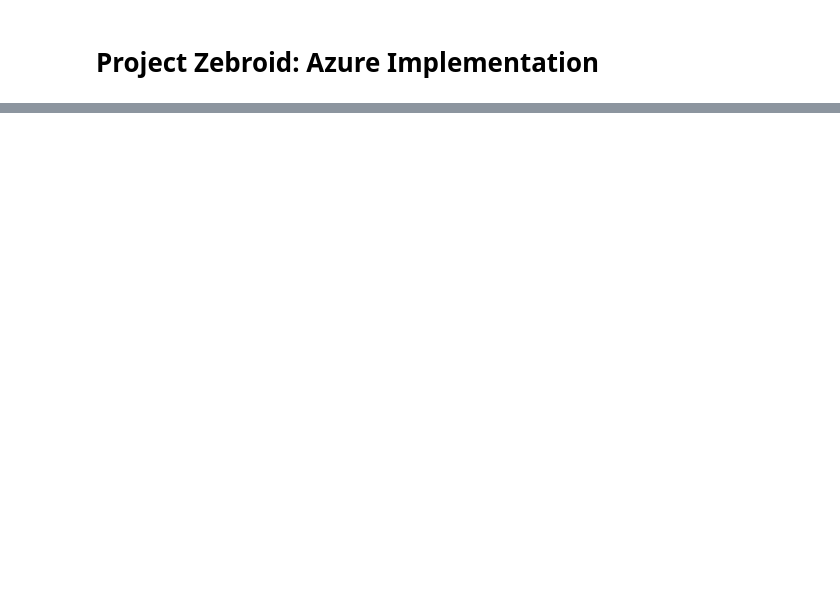
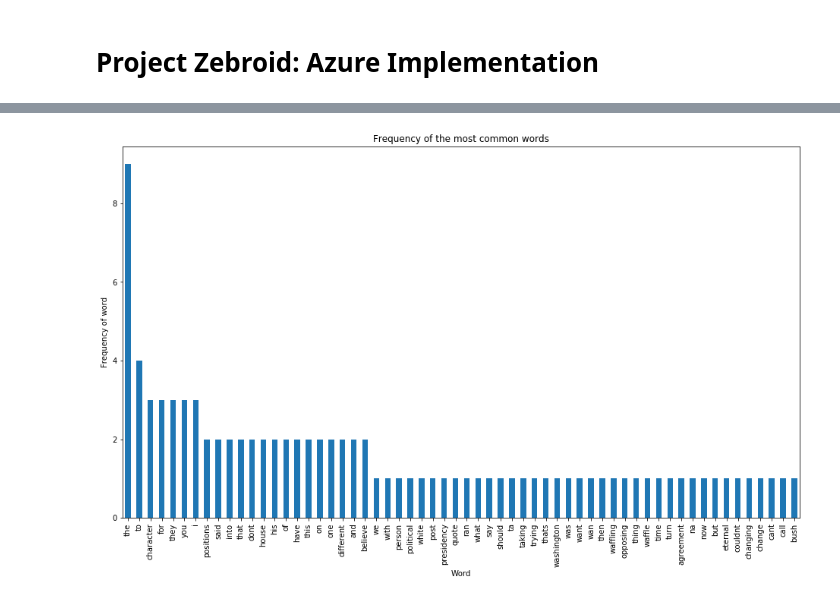
Before and after one commit to willvelida/projectzebroid, a Jupyter notebook: AzureImplementation/AzureImplementation.ipynb, the cells around one changed output, grey strips where cells are left out. Cells and saved outputs as stored; diff of their text form; code cells hidden in the pictures; blank space fills up the shorter version.

```diff
--- a/AzureImplementation/AzureImplementation.ipynb
+++ b/AzureImplementation/AzureImplementation.ipynb
@@ -61,0 +53,15 @@ Here's the transcript:
+# %%
+# Normalize the text if need be (remove punctuation)
+# Load the document
+transcript = open("Output.txt", "r")
+# read the document and print contents
+transcriptTxt = transcript.read()
+
+# remove numeric digits
+transcriptTxt = ''.join(c for c in transcriptTxt if not c.isdigit())
+
+# remove punctuation and make lower case
+transcriptTxt = ''.join(c for c in transcriptTxt if not c in punctuation).lower()
+
+# print normalized text
+print('NORMALIZED TEXT:' + transcriptTxt)
@@ -61,0 +70,12 @@ Here's the transcript:
+# %%
+# Get frequency distribution
+nltk.download("punkt")
+
+# Tokenize the text into individual words
+words = nltk.tokenize.word_tokenize(transcriptTxt)
+
+# Get the frequency distribution of the words into a data frame
+fdist = FreqDist(words)
+count_frame = pd.DataFrame(fdist, index = [0]).T
+count_frame.columns = ['Count']
+print(count_frame)
@@ -61,0 +100,12 @@ Here's the transcript:
+# %%
+# Visualize word frequency
+counts = count_frame.sort_values('Count', ascending=False)
+fig = plt.figure(figsize=(16,9))
+ax = fig.gca()
+counts['Count'][:60].plot(kind = 'bar', ax = ax)
+ax.set_title('Frequency of the most common words')
+ax.set_ylabel('Frequency of word')
+ax.set_xlabel('Word')
+plt.show()
+# %% [output]
+[figure, added]
```
Also changed, not shown: parts of 16 cells of this notebook, 2 other files.
